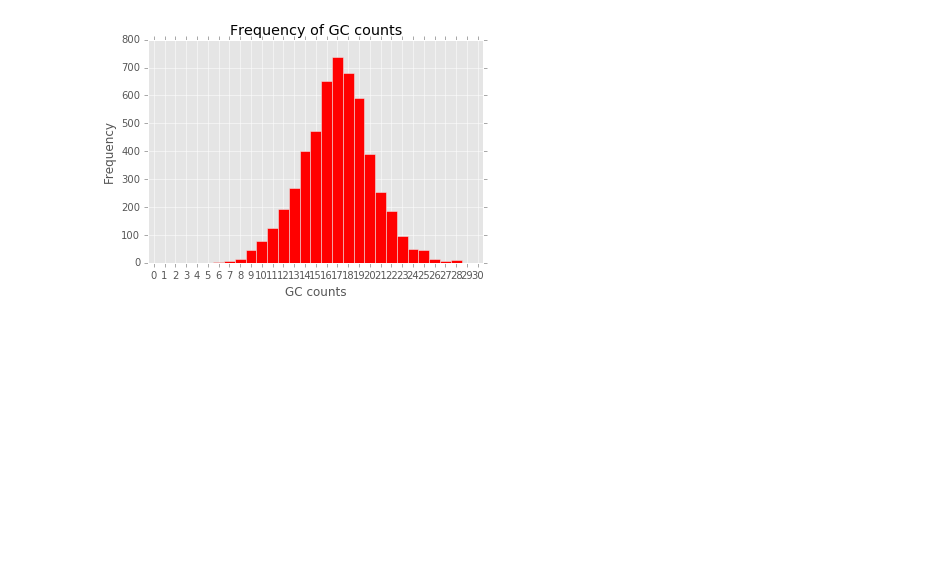
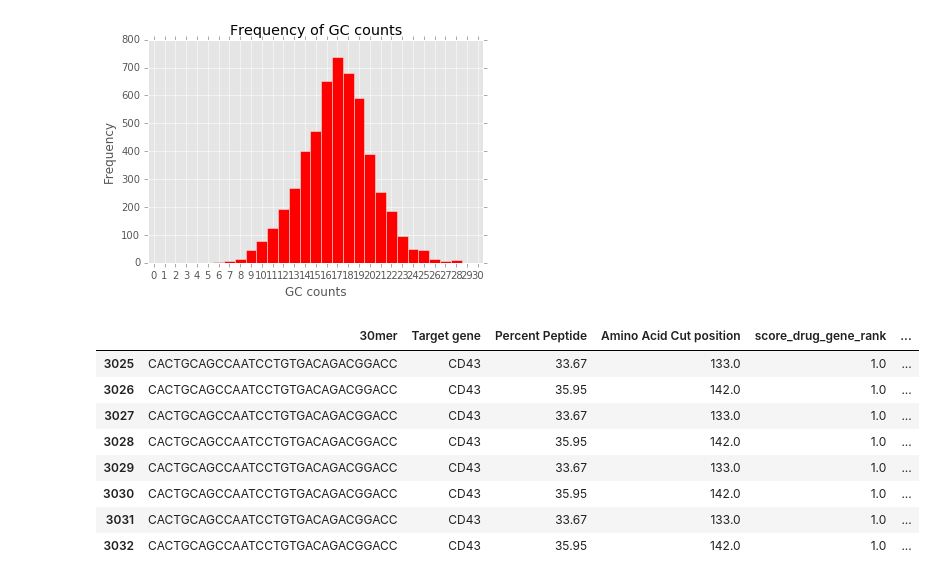
Before and after one commit to kb211/bioinformatics2016, a Jupyter notebook: Data Analysis.ipynb, the cells around one changed output. Drawn from its saved outputs; the diff is of its cells as text; code cells hidden in the pictures; blank space fills up the shorter version.

```diff
--- a/Data Analysis.ipynb
+++ b/Data Analysis.ipynb
@@ -78,3 +78,18 @@ plt.bar(pos, frequencies, width, color='r')
 plt.show()
 # %% [output]
 [figure]
+# %%
+# print most frequently occurring 30mer
+# This 30mer corresponds to two cut positions.
+# And there are 4 duplicates for each cut position!
+data.loc[data['30mer'] == 'CACTGCAGCCAATCCTGTGACAGACGGACC']
+# %% [output]
+|  | 30mer | Target gene | Percent Peptide | Amino Acid Cut position | score_drug_gene_rank | ... |
+| 3025 | CACTGCAGCCAATCCTGTGACAGACGGACC | CD43 | 33.67 | 133.0 | 1.0 | ... |
+| 3026 | CACTGCAGCCAATCCTGTGACAGACGGACC | CD43 | 35.95 | 142.0 | 1.0 | ... |
+| 3027 | CACTGCAGCCAATCCTGTGACAGACGGACC | CD43 | 33.67 | 133.0 | 1.0 | ... |
+| 3028 | CACTGCAGCCAATCCTGTGACAGACGGACC | CD43 | 35.95 | 142.0 | 1.0 | ... |
+| 3029 | CACTGCAGCCAATCCTGTGACAGACGGACC | CD43 | 33.67 | 133.0 | 1.0 | ... |
+| 3030 | CACTGCAGCCAATCCTGTGACAGACGGACC | CD43 | 35.95 | 142.0 | 1.0 | ... |
+| 3031 | CACTGCAGCCAATCCTGTGACAGACGGACC | CD43 | 33.67 | 133.0 | 1.0 | ... |
+| 3032 | CACTGCAGCCAATCCTGTGACAGACGGACC | CD43 | 35.95 | 142.0 | 1.0 | ... |
```
Also changed, not shown: 1 other file.
